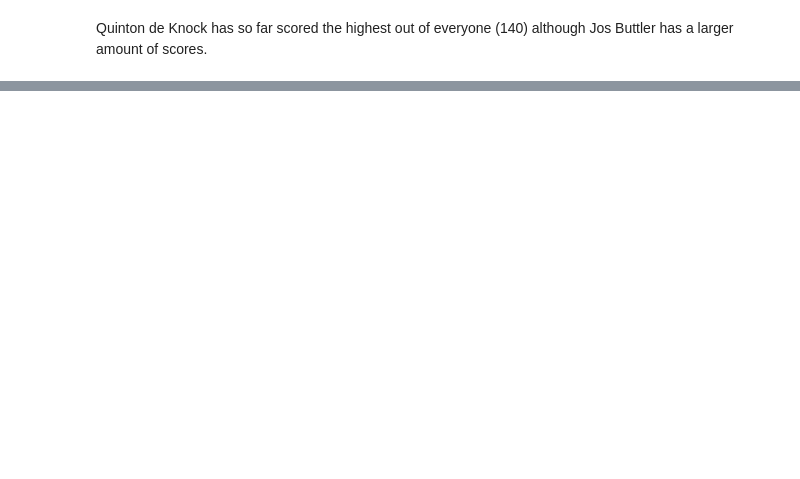
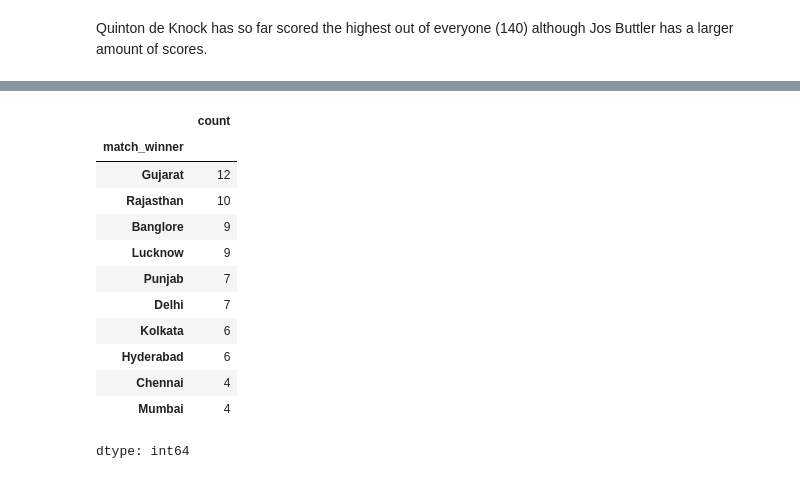
Before and after one commit to zephyrroche/IPL-2022-Analysis, a Jupyter notebook: IPL_2022_Analysis.ipynb, the cells around one changed output, grey strips where cells are left out. Cells and saved outputs as stored; diff of their text form; code cells hidden in the pictures; blank space fills up the shorter version.

```diff
--- a/IPL_2022_Analysis.ipynb
+++ b/IPL_2022_Analysis.ipynb
@@ -81,0 +111,17 @@ Quinton de Knock has so far scored the highest out of everyone (140) although Jo
+# %%
+match_winner = data['match_winner'].value_counts()
+match_winner
+# %% [output]
+|  | count |
+| match_winner |  |
+| Gujarat | 12 |
+| Rajasthan | 10 |
+| Banglore | 9 |
+| Lucknow | 9 |
+| Punjab | 7 |
+| Delhi | 7 |
+| Kolkata | 6 |
+| Hyderabad | 6 |
+| Chennai | 4 |
+| Mumbai | 4 |
+dtype: int64
```
Also changed, not shown: parts of 30 cells of this notebook.
